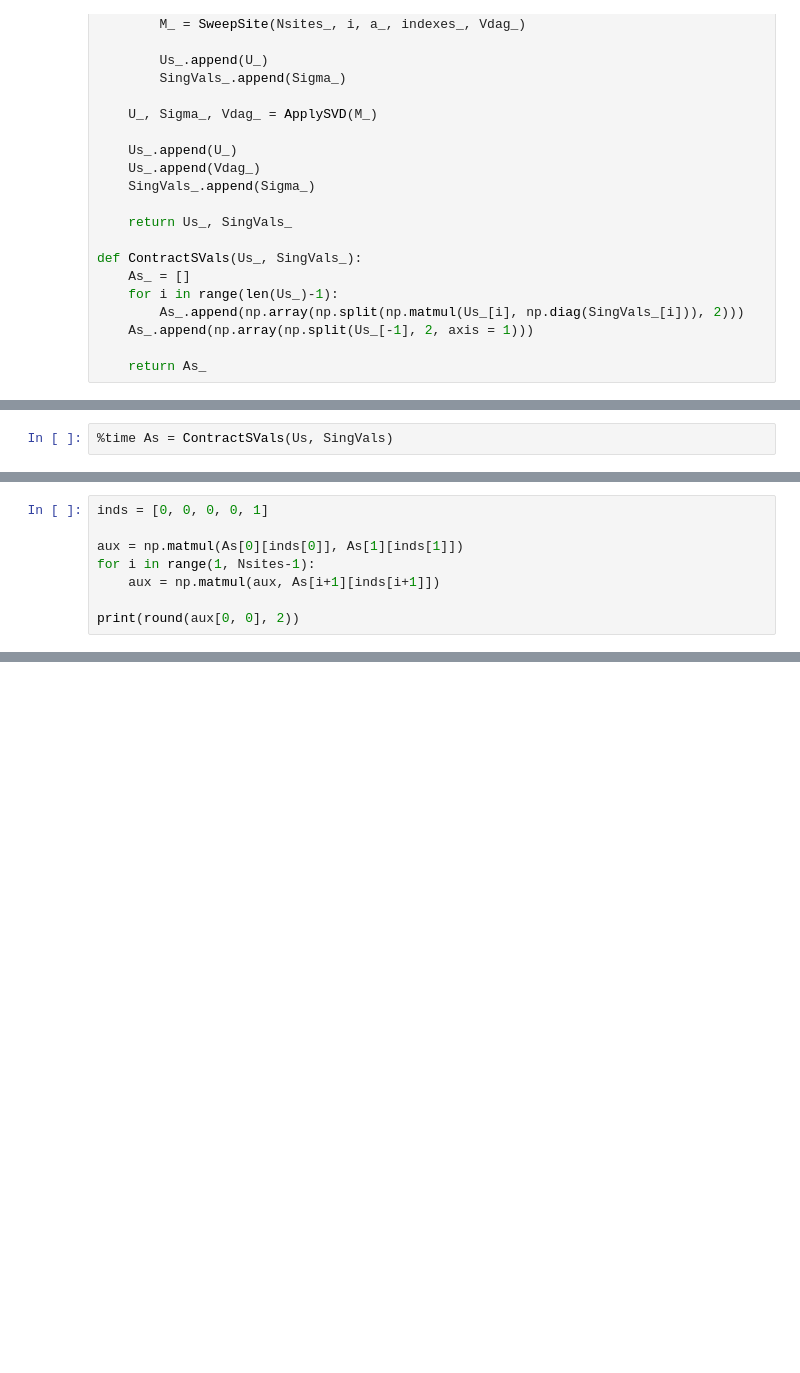
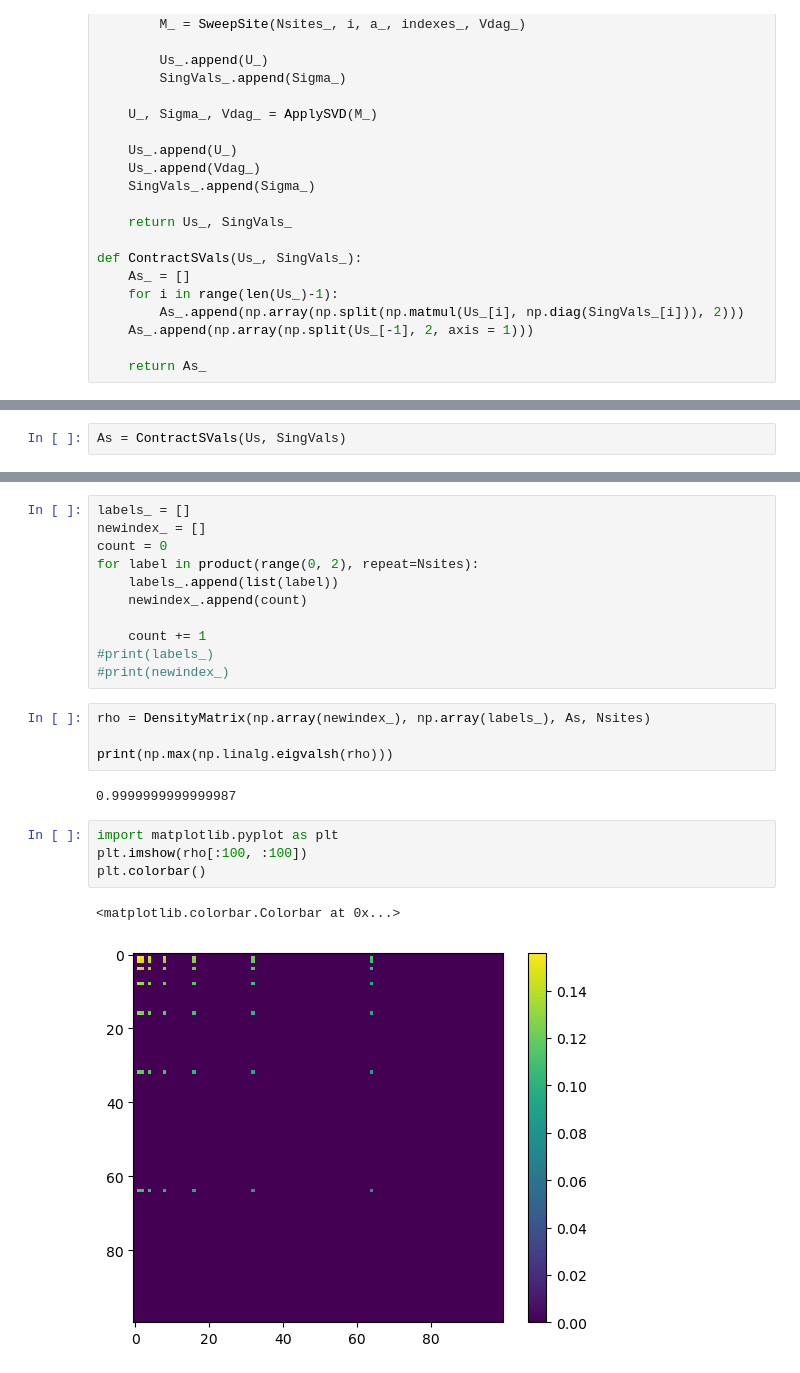
Before and after one commit to LuanSouzaSilva/MatrixProductThings, a Jupyter notebook: MPS_TESTE.ipynb, the cells around one changed output, grey strips where cells are left out. Cells and saved outputs as stored; diff of their text form; blank space fills up the shorter version.

```diff
--- a/MPS_TESTE.ipynb
+++ b/MPS_TESTE.ipynb
@@ -274,2 +275,2 @@ Wall time: 106 ms
 # %%
-%time As = ContractSVals(Us, SingVals)
+As = ContractSVals(Us, SingVals)
@@ -279,8 +276,0 @@ Wall time: 5 ms
-# %%
-inds = [0, 0, 0, 0, 1]
-
-aux = np.matmul(As[0][inds[0]], As[1][inds[1]])
-for i in range(1, Nsites-1):
-    aux = np.matmul(aux, As[i+1][inds[i+1]])
-
-print(round(aux[0, 0], 2))
@@ -288,0 +306,24 @@ print(round(aux[0, 0], 2))
+# %%
+labels_ = []
+newindex_ = []
+count = 0
+for label in product(range(0, 2), repeat=Nsites):
+    labels_.append(list(label))
+    newindex_.append(count)
+
+    count += 1
+#print(labels_)
+#print(newindex_)
+# %%
+rho = DensityMatrix(np.array(newindex_), np.array(labels_), As, Nsites)
+
+print(np.max(np.linalg.eigvalsh(rho)))
+# %% [output]
+0.9999999999999987
+# %%
+import matplotlib.pyplot as plt
+plt.imshow(rho[:100, :100])
+plt.colorbar()
+# %% [output]
+<matplotlib.colorbar.Colorbar at 0x...>
+[figure, added]
```
Also changed, not shown: parts of 6 cells of this notebook, 2 other files.
